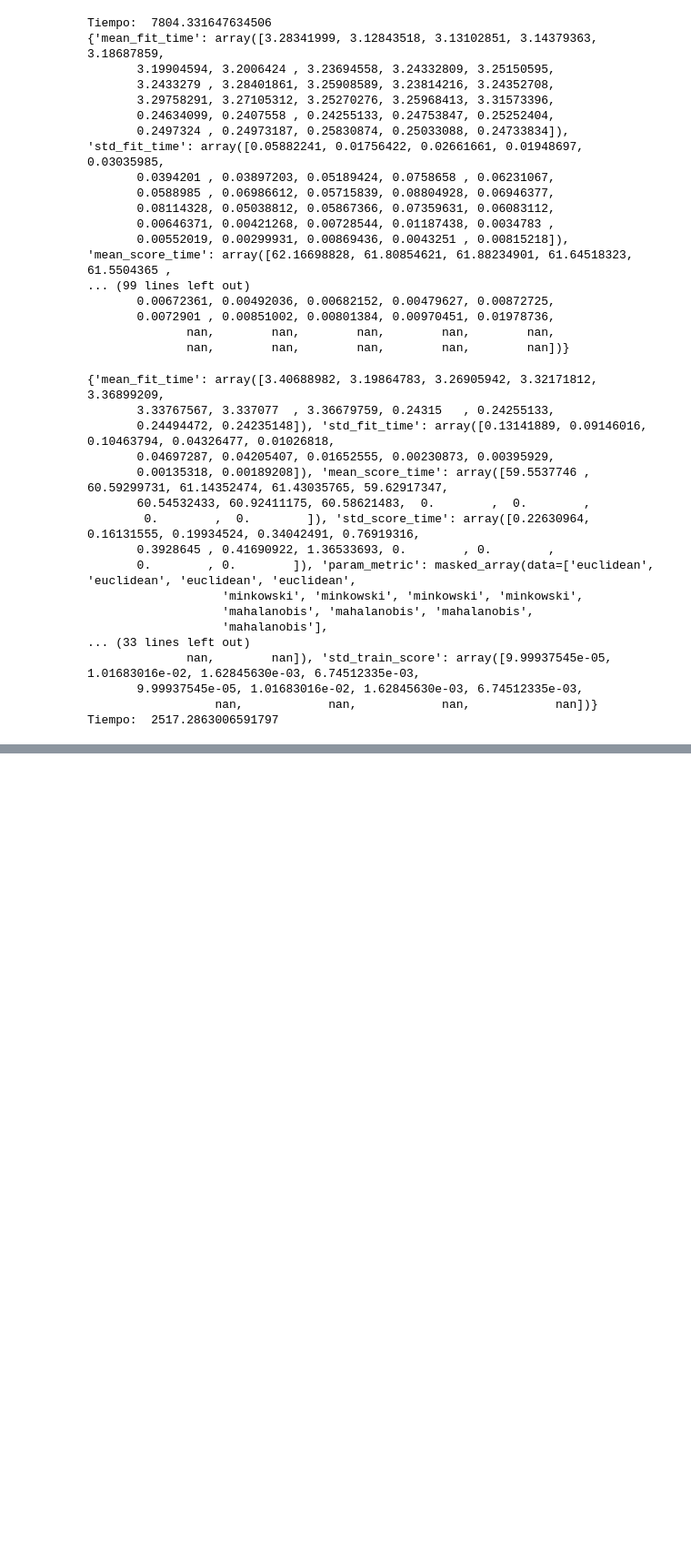
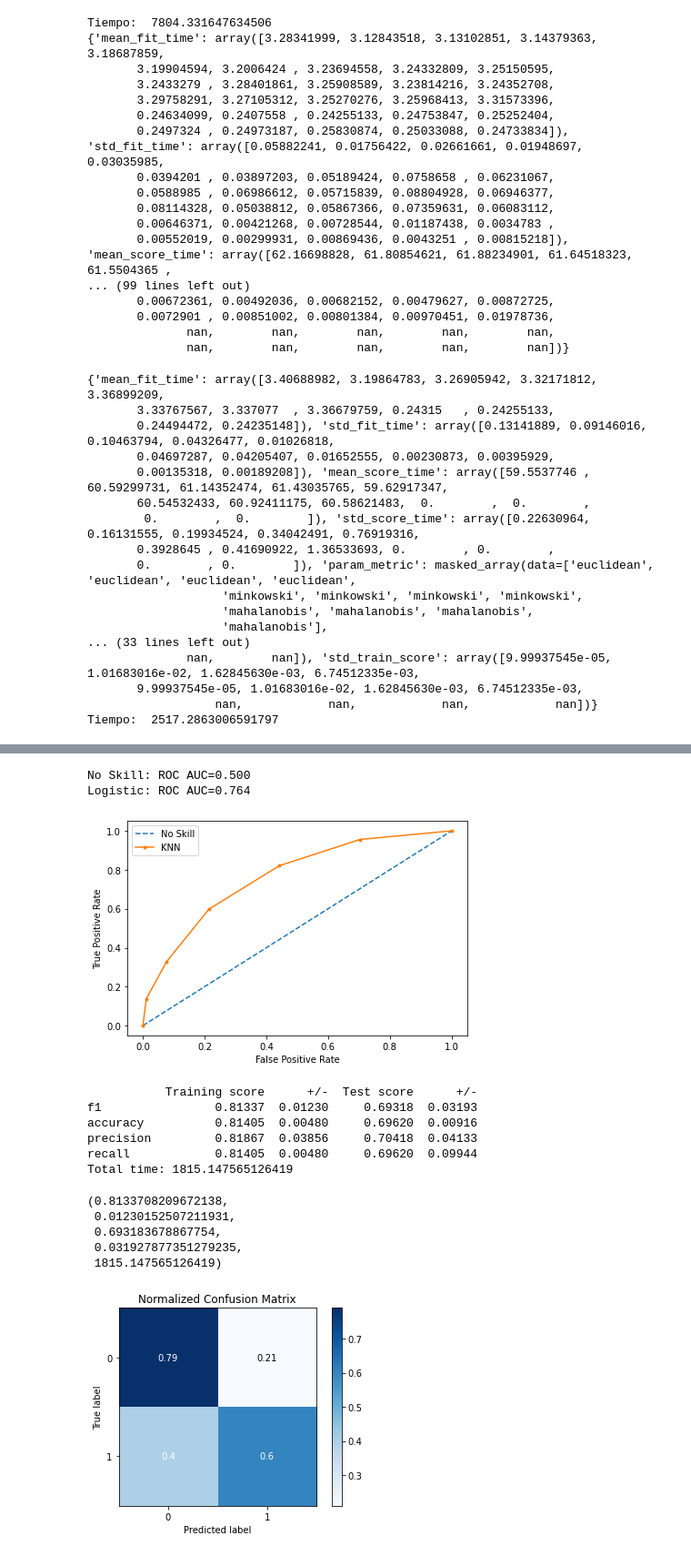
Before and after one commit to JuanJoseMV/Clinical-Trials-on-Cancer, a Jupyter notebook: Notebooks/Basic Models/K-Nearest Neighbors.ipynb, the cells around one changed output, grey strips where cells are left out. Shown: that part at 91% size. Drawn from its saved outputs; the diff is of its cells as text; code cells hidden in the pictures; blank space fills up the shorter version.

```diff
--- a/Notebooks/Basic Models/K-Nearest Neighbors.ipynb
+++ b/Notebooks/Basic Models/K-Nearest Neighbors.ipynb
@@ -195,9 +201,9 @@ def plot_learning_curve(estimator, title, X, y, axes=None, ylim=None, cv=None,
     return plt
 # %%
 # F1
-def model_KNN(k, impresion = True):
+def model_KNN(k, metric='minkowski', classifier=None, impresion = True):
     if classifier is None:
-        KNN = KNeighborsClassifier(k)
+        KNN = KNeighborsClassifier(n_neighbors=k, metric=metric)
     else:
         KNN = classifier
 
@@ -516,0 +650,19 @@ print(cpu_count())
+# %%
+#{'metric': 'euclidean', 'n_neighbors': 5}
+model_KNN(k=5, metric='euclidean')
+# %% [output]
+No Skill: ROC AUC=0.500
+Logistic: ROC AUC=0.764
+[figure, added]
+           Training score      +/-  Test score      +/-
+f1                0.81337  0.01230     0.69318  0.03193
+accuracy          0.81405  0.00480     0.69620  0.00916
+precision         0.81867  0.03856     0.70418  0.04133
+recall            0.81405  0.00480     0.69620  0.09944
+Total time: 1815.147565126419
+(0.8133708209672138,
+ 0.01230152507211931,
+ 0.693183678867754,
+ 0.031927877351279235,
+ 1815.147565126419)
+[figure, added]
```
Also changed, not shown: parts of 29 cells of this notebook, 41 other files.
